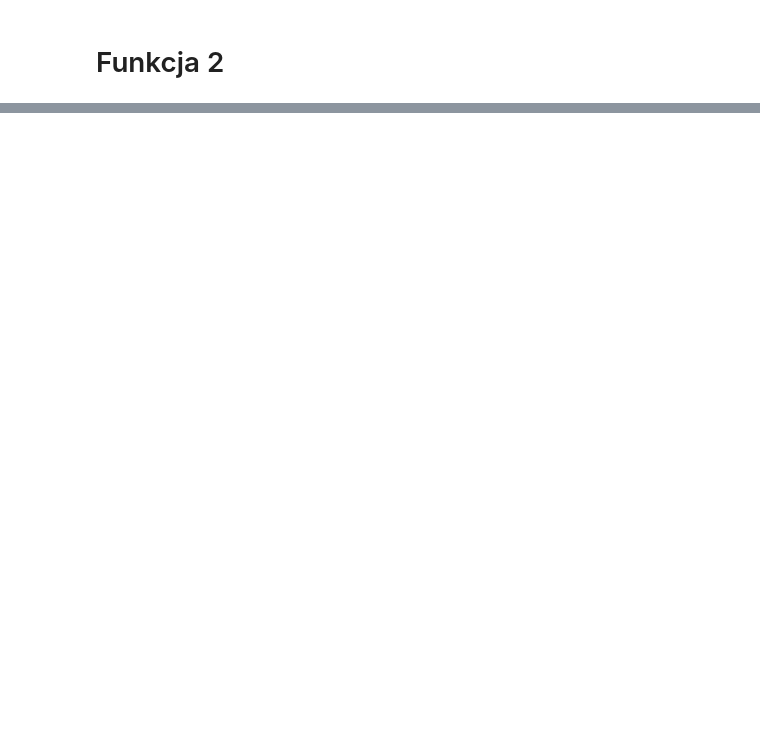
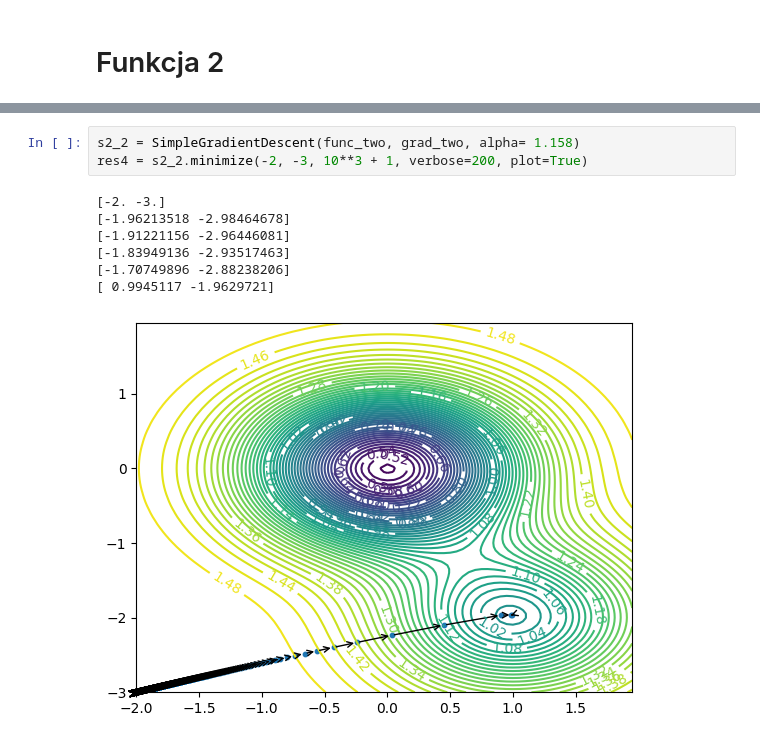
Before and after one commit to JakubDziegielewski/WSI_tutorials, a Jupyter notebook: zadanie_1b.ipynb, the cells around one changed output, grey strips where cells are left out. Drawn from its saved outputs; the diff is of its cells as text; blank space fills up the shorter version.

```diff
--- a/zadanie_1b.ipynb
+++ b/zadanie_1b.ipynb
@@ -165,0 +197,11 @@ res4 = s2_2.minimize(-2, -3, 10**3, plot=True)
+# %%
+s2_2 = SimpleGradientDescent(func_two, grad_two, alpha= 1.158)
+res4 = s2_2.minimize(-2, -3, 10**3 + 1, verbose=200, plot=True)
+# %% [output]
+[-2. -3.]
+[-1.96213518 -2.98464678]
+[-1.91221156 -2.96446081]
+[-1.83949136 -2.93517463]
+[-1.70749896 -2.88238206]
+[ 0.9945117 -1.9629721]
+[figure, added]
```
Also changed, not shown: parts of 6 cells of this notebook.
